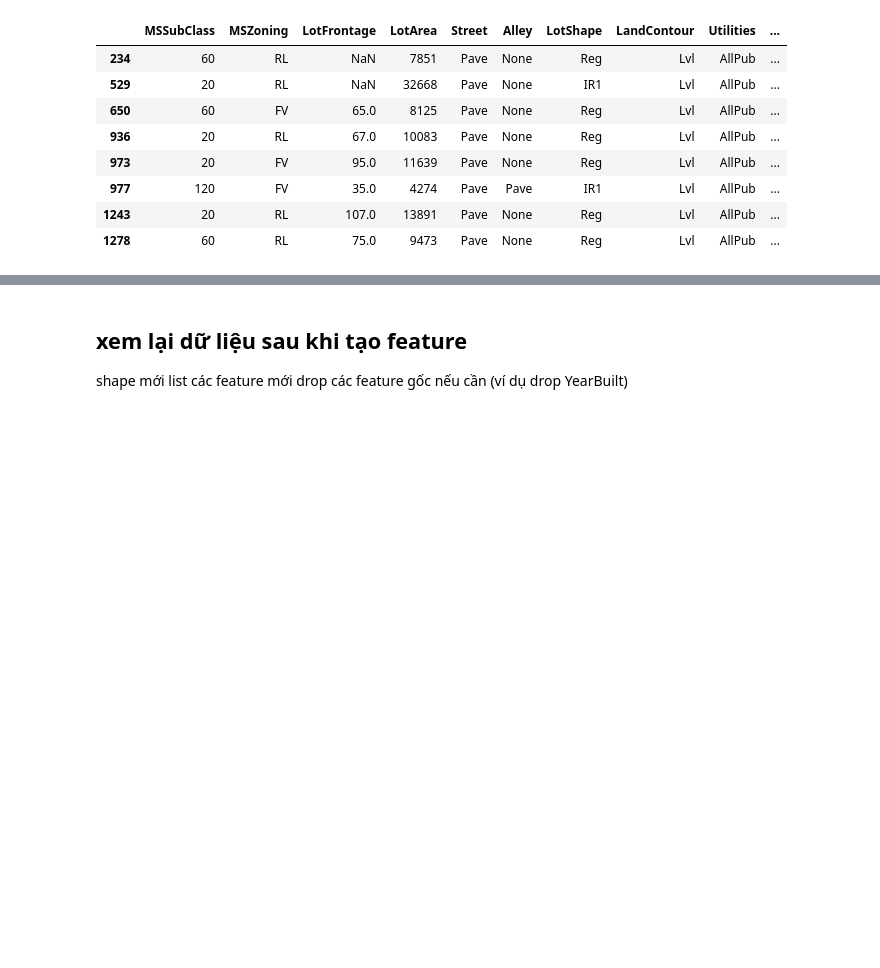
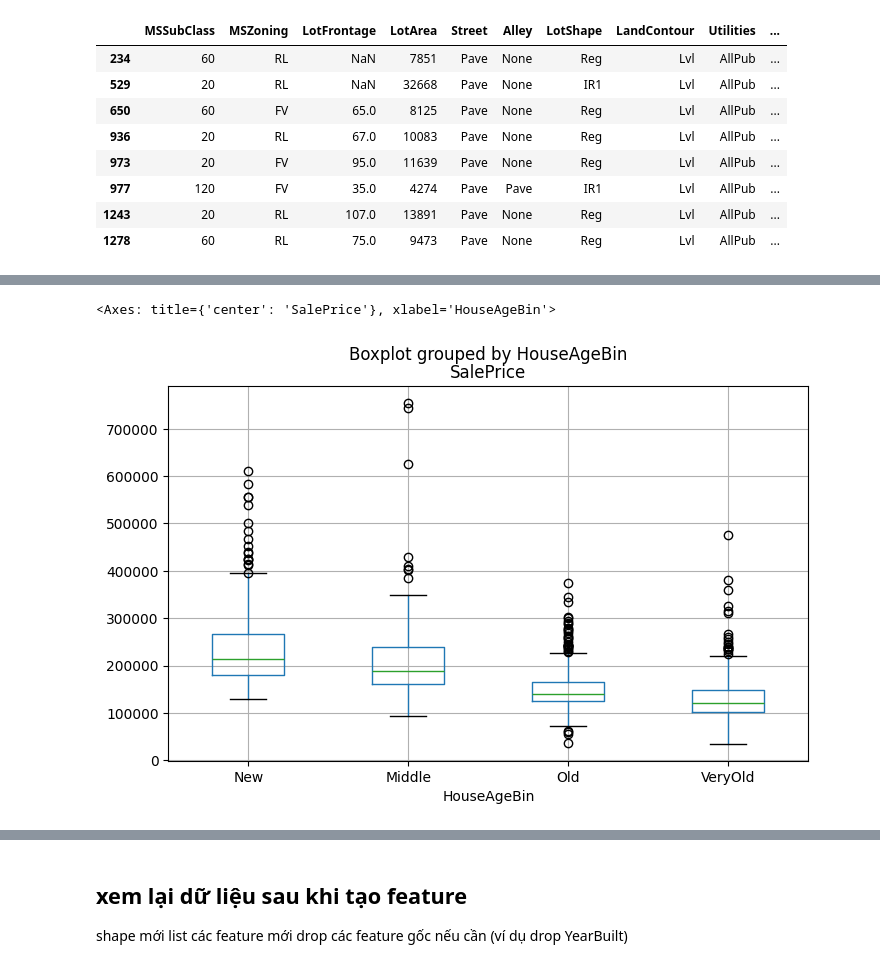
Before and after one commit to nh-adorie/adorie-data-projects, a Jupyter notebook: house-prices/01_eda_features_engineering.ipynb, the cells around one changed output, grey strips where cells are left out. Saved outputs shown, nothing was run; the diff lists cells and outputs as text; code cells hidden in the pictures; blank space fills up the shorter version.

```diff
--- a/house-prices/01_eda_features_engineering.ipynb
+++ b/house-prices/01_eda_features_engineering.ipynb
@@ -254,0 +294,11 @@ train_df = train_df.drop(['YearBuilt', 'YearRemodAdd', 'YrSold', 'GarageYrBlt'],
+# %%
+# Bin HouseAge
+train_df["HouseAgeBin"] = pd.cut(
+    train_df["HouseAge"],
+    bins=[0, 10, 30, 60, 120],
+    labels=["New", "Middle", "Old", "VeryOld"]
+)
+train_df.boxplot(column="SalePrice", by="HouseAgeBin", figsize=(8,5))
+# %% [output]
+<Axes: title={'center': 'SalePrice'}, xlabel='HouseAgeBin'>
+[figure, added]
```
Also changed, not shown: parts of 21 cells of this notebook.
